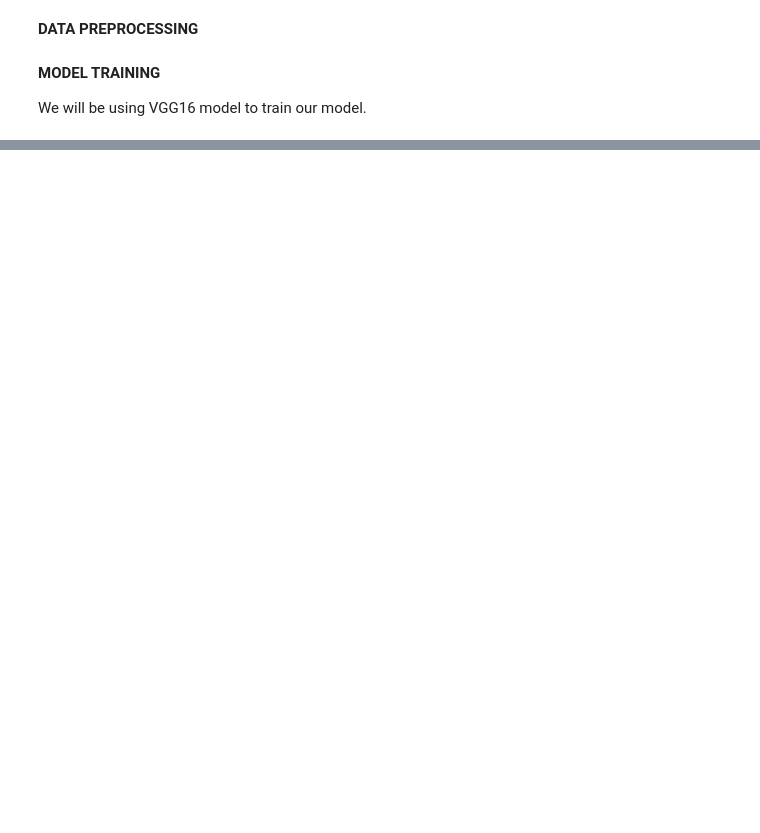
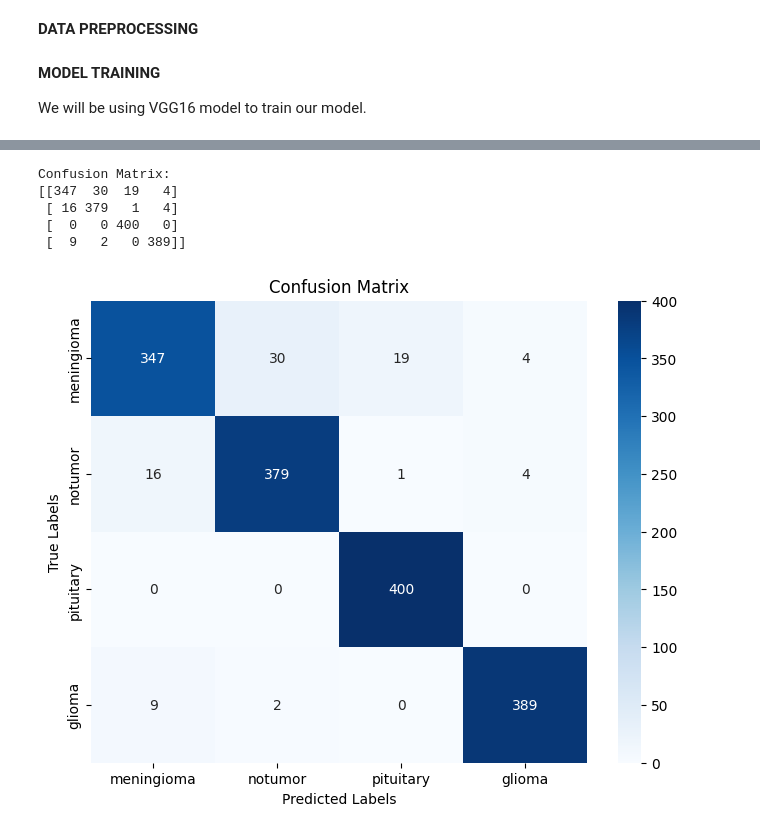
Before and after one commit to Ridima28/Brain-Tumor-Detection-system, a Jupyter notebook: Brain_Tumor_Detection.ipynb, the cells around one changed output, grey strips where cells are left out. Drawn from its saved outputs; the diff is of its cells as text; code cells hidden in the pictures; blank space fills up the shorter version.

```diff
--- a/Brain_Tumor_Detection.ipynb
+++ b/Brain_Tumor_Detection.ipynb
@@ -160,0 +200,18 @@ Epoch 1/10
+# %%
+import matplotlib.pyplot as plt
+from sklearn.metrics import classification_report, confusion_matrix, roc_curve, auc
+import seaborn as sns
+from sklearn.preprocessing import label_binarize
+from tensorflow.keras.models import load_model
+import numpy as np
+
+# 1. Prediction on test data
+test_images = open_images(test_paths)  # Load and augment test images
+test_labels_encoded = encode_label(test_labels)  # Encode the test labels
+
+# Predict using the trained model
+test_predictions = model.predict(test_images)
+
+# 2. Classification Report
+print("Classification Report:")
+print(classification_report(test_labels_encoded, np.argmax(test_predictions, axis=1)))
@@ -160,0 +231,20 @@ Epoch 1/10
+# %%
+# 3. Confusion Matrix
+conf_matrix = confusion_matrix(test_labels_encoded, np.argmax(test_predictions, axis=1))
+print("Confusion Matrix:")
+print(conf_matrix)
+
+# Plot the Confusion Matrix
+plt.figure(figsize=(8, 6))
+sns.heatmap(conf_matrix, annot=True, fmt="d", cmap="Blues", xticklabels=os.listdir(train_dir), yticklabels=os.listdir(train_dir))
+plt.title("Confusion Matrix")
+plt.xlabel("Predicted Labels")
+plt.ylabel("True Labels")
+plt.show()
+# %% [output]
+Confusion Matrix:
+[[347  30  19   4]
+ [ 16 379   1   4]
+ [  0   0 400   0]
+ [  9   2   0 389]]
+[figure, added]
```
Also changed, not shown: parts of 18 cells of this notebook.
